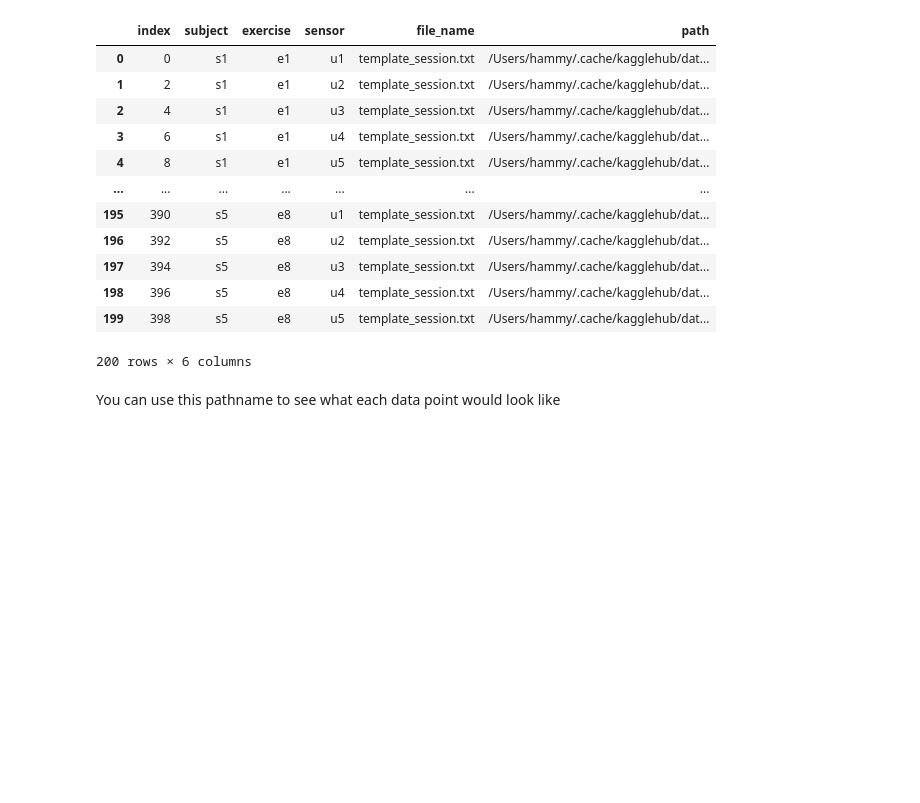
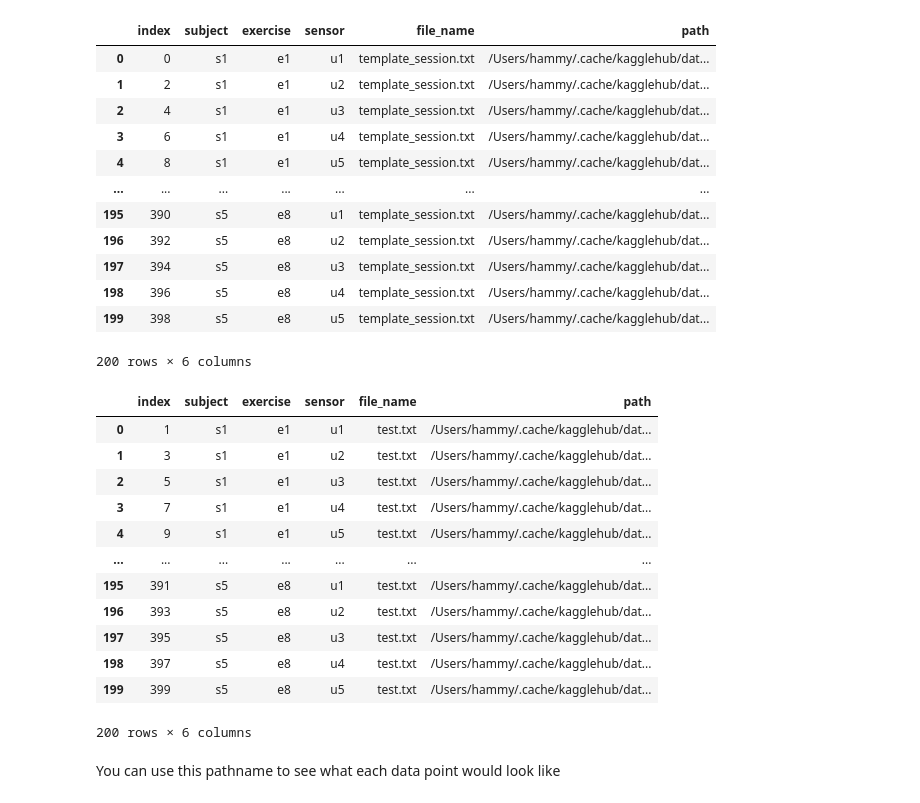
Before and after one commit to HammyLA/cs156-exercise-project, a Jupyter notebook: notebooks/exploration.ipynb, the cells around one changed output. Saved outputs shown, nothing was run; the diff lists cells and outputs as text; code cells hidden in the pictures; blank space fills up the shorter version.

```diff
--- a/notebooks/exploration.ipynb
+++ b/notebooks/exploration.ipynb
@@ -113,6 +115,22 @@ templates
 | 198 | 396 | s5 | e8 | u4 | template_session.txt | /Users/hammy/.cache/kagglehub/dat... |
 | 199 | 398 | s5 | e8 | u5 | template_session.txt | /Users/hammy/.cache/kagglehub/dat... |
 200 rows × 6 columns
+# %%
+tests
+# %% [output]
+|  | index | subject | exercise | sensor | file_name | path |
+| 0 | 1 | s1 | e1 | u1 | test.txt | /Users/hammy/.cache/kagglehub/dat... |
+| 1 | 3 | s1 | e1 | u2 | test.txt | /Users/hammy/.cache/kagglehub/dat... |
+| 2 | 5 | s1 | e1 | u3 | test.txt | /Users/hammy/.cache/kagglehub/dat... |
+| 3 | 7 | s1 | e1 | u4 | test.txt | /Users/hammy/.cache/kagglehub/dat... |
+| 4 | 9 | s1 | e1 | u5 | test.txt | /Users/hammy/.cache/kagglehub/dat... |
+| ... | ... | ... | ... | ... | ... | ... |
+| 195 | 391 | s5 | e8 | u1 | test.txt | /Users/hammy/.cache/kagglehub/dat... |
+| 196 | 393 | s5 | e8 | u2 | test.txt | /Users/hammy/.cache/kagglehub/dat... |
+| 197 | 395 | s5 | e8 | u3 | test.txt | /Users/hammy/.cache/kagglehub/dat... |
+| 198 | 397 | s5 | e8 | u4 | test.txt | /Users/hammy/.cache/kagglehub/dat... |
+| 199 | 399 | s5 | e8 | u5 | test.txt | /Users/hammy/.cache/kagglehub/dat... |
+200 rows × 6 columns
 # %%
 def combine_sensors(sensor_files, subject, exercise):
     files = sensor_files[
```
Also changed, not shown: parts of 29 cells of this notebook, 3 other files.
